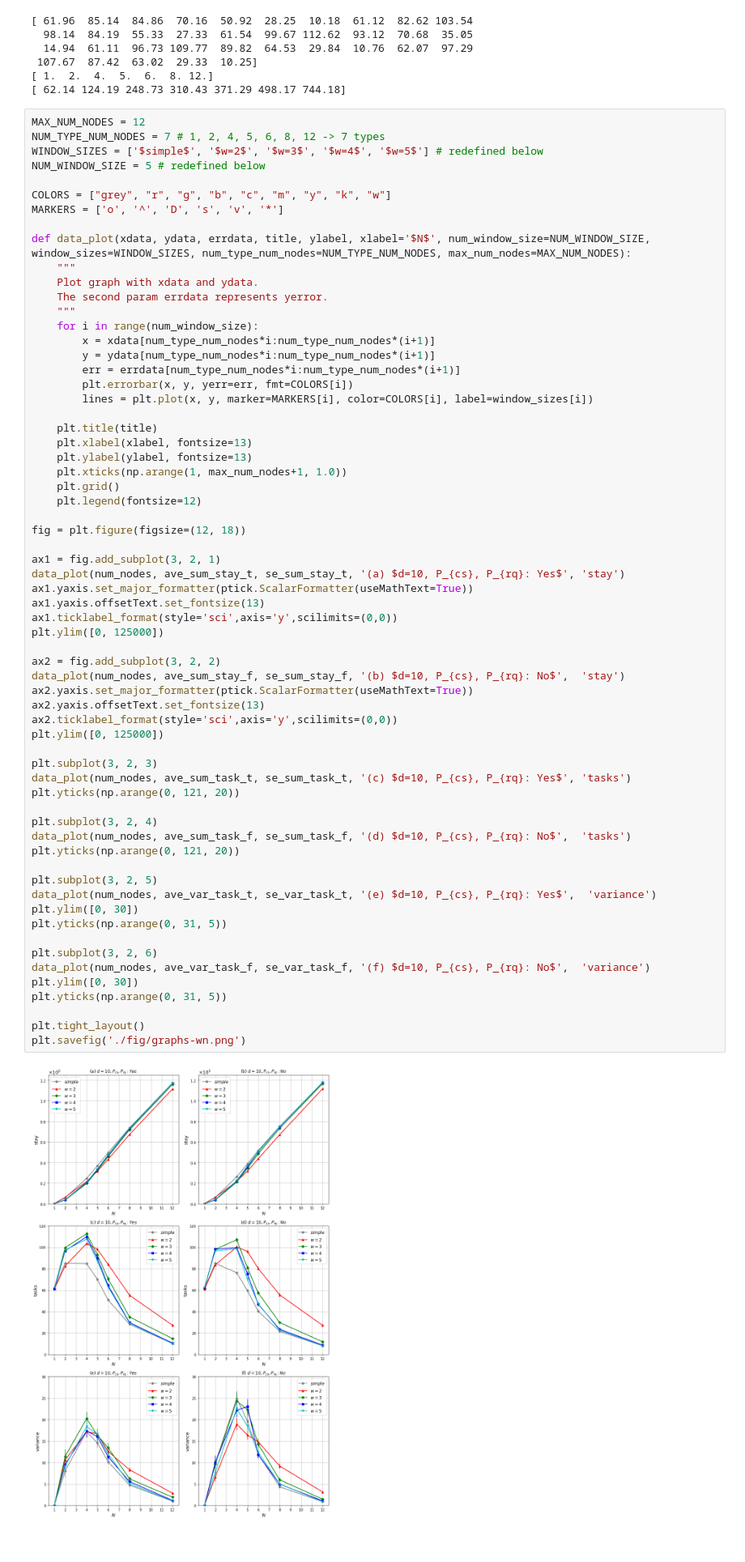
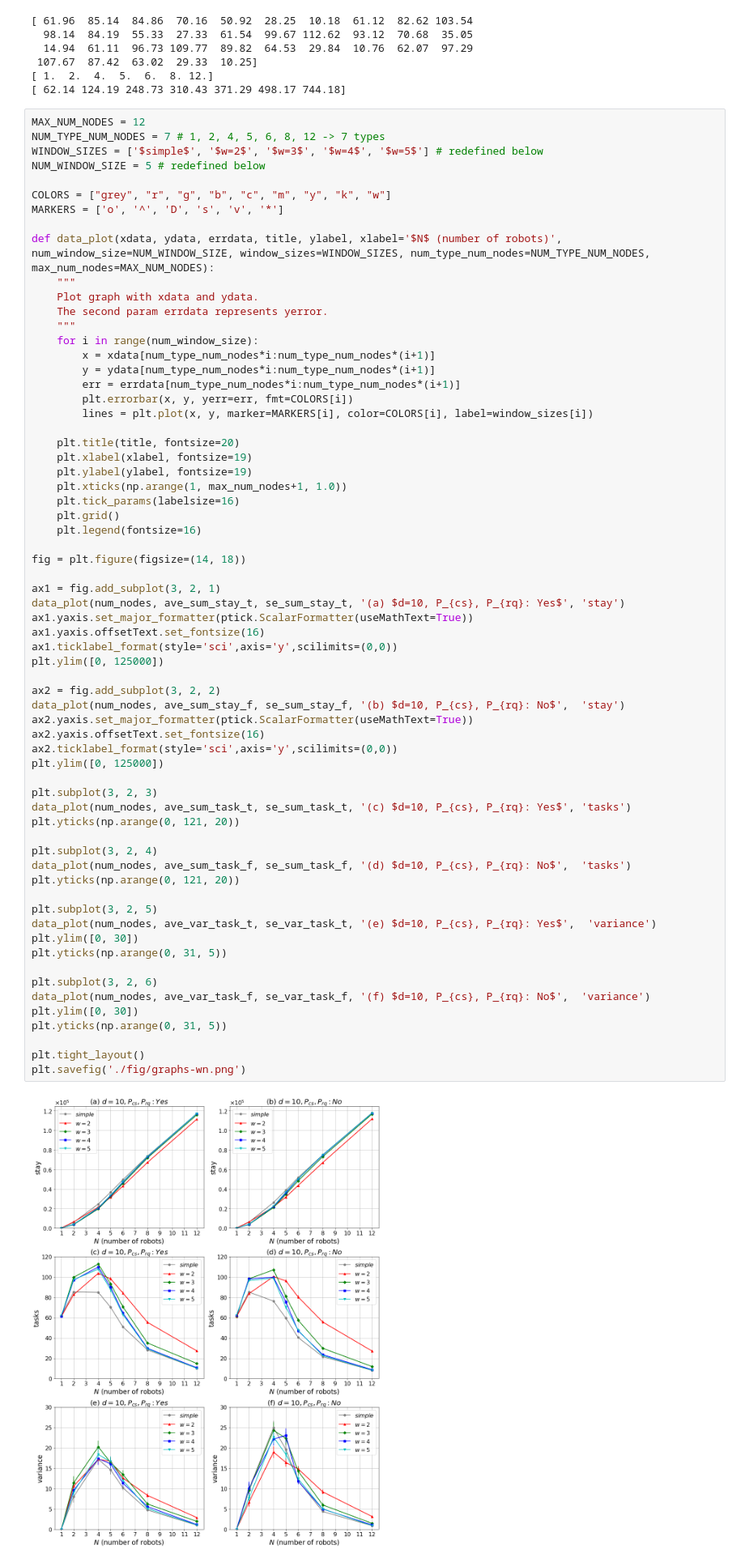
Before and after one commit to shoooooman/pad-data, a Jupyter notebook: data_plot.ipynb, the cells around one changed output. Shown at 81% size. Cells and saved outputs as stored; diff of their text form.

Commit message:
fix character sizes

```diff
--- a/data_plot.ipynb
+++ b/data_plot.ipynb
@@ -31,7 +31,7 @@ NUM_WINDOW_SIZE = 5 # redefined below
 COLORS = ["grey", "r", "g", "b", "c", "m", "y", "k", "w"]
 MARKERS = ['o', '^', 'D', 's', 'v', '*']
 
-def data_plot(xdata, ydata, errdata, title, ylabel, xlabel='$N$', num_window_size=NUM_WINDOW_SIZE, window_sizes=WINDOW_SIZES, num_type_num_nodes=NUM_TYPE_NUM_NODES, max_num_nodes=MAX_NUM_NODES):
+def data_plot(xdata, ydata, errdata, title, ylabel, xlabel='$N$ (number of robots)', num_window_size=NUM_WINDOW_SIZE, window_sizes=WINDOW_SIZES, num_type_num_nodes=NUM_TYPE_NUM_NODES, max_num_nodes=MAX_NUM_NODES):
     """
     Plot graph with xdata and ydata.
     The second param errdata represents yerror.
@@ -43,51 +43,52 @@ def data_plot(xdata, ydata, errdata, title, ylabel, xlabel='$N$', num_window_siz
         plt.errorbar(x, y, yerr=err, fmt=COLORS[i])
         lines = plt.plot(x, y, marker=MARKERS[i], color=COLORS[i], label=window_sizes[i])
 
-    plt.title(title)
-    plt.xlabel(xlabel, fontsize=13)
-    plt.ylabel(ylabel, fontsize=13)
+    plt.title(title, fontsize=20)
+    plt.xlabel(xlabel, fontsize=19)
+    plt.ylabel(ylabel, fontsize=19)
     plt.xticks(np.arange(1, max_num_nodes+1, 1.0))
+    plt.tick_params(labelsize=16)
     plt.grid()
-    plt.legend(fontsize=12)
+    plt.legend(fontsize=16)
 
-fig = plt.figure(figsize=(12, 18))
+fig = plt.figure(figsize=(14, 18))
 
 ax1 = fig.add_subplot(3, 2, 1)
 data_plot(num_nodes, ave_sum_stay_t, se_sum_stay_t, '(a) $d=10, P_{cs}, P_{rq}: Yes$', 'stay')
 ax1.yaxis.set_major_formatter(ptick.ScalarFormatter(useMathText=True))
-ax1.yaxis.offsetText.set_fontsize(13)
+ax1.yaxis.offsetText.set_fontsize(16)
 ax1.ticklabel_format(style='sci',axis='y',scilimits=(0,0))
 plt.ylim([0, 125000])
 
 ax2 = fig.add_subplot(3, 2, 2)
 data_plot(num_nodes, ave_sum_stay_f, se_sum_stay_f, '(b) $d=10, P_{cs}, P_{rq}: No$',  'stay')
 ax2.yaxis.set_major_formatter(ptick.ScalarFormatter(useMathText=True))
-ax2.yaxis.offsetText.set_fontsize(13)
+ax2.yaxis.offsetText.set_fontsize(16)
 ax2.ticklabel_format(style='sci',axis='y',scilimits=(0,0))
 plt.ylim([0, 125000])
 
 plt.subplot(3, 2, 3)
 data_plot(num_nodes, ave_sum_task_t, se_sum_task_t, '(c) $d=10, P_{cs}, P_{rq}: Yes$', 'tasks')
 plt.yticks(np.arange(0, 121, 20))
 
 plt.subplot(3, 2, 4)
 data_plot(num_nodes, ave_sum_task_f, se_sum_task_f, '(d) $d=10, P_{cs}, P_{rq}: No$',  'tasks')
 plt.yticks(np.arange(0, 121, 20))
 
 plt.subplot(3, 2, 5)
 data_plot(num_nodes, ave_var_task_t, se_var_task_t, '(e) $d=10, P_{cs}, P_{rq}: Yes$',  'variance')
 plt.ylim([0, 30])
 plt.yticks(np.arange(0, 31, 5))
 
 plt.subplot(3, 2, 6)
 data_plot(num_nodes, ave_var_task_f, se_var_task_f, '(f) $d=10, P_{cs}, P_{rq}: No$',  'variance')
 plt.ylim([0, 30])
 plt.yticks(np.arange(0, 31, 5))
 
 plt.tight_layout()
 plt.savefig('./fig/graphs-wn.png')
 # %% [output]
-[figure, old version]
+[figure, new version]
 # %%
 ratio_t = []
 ratio_f= []
```
Also changed, not shown: parts of 3 cells of this notebook, 4 other files.
